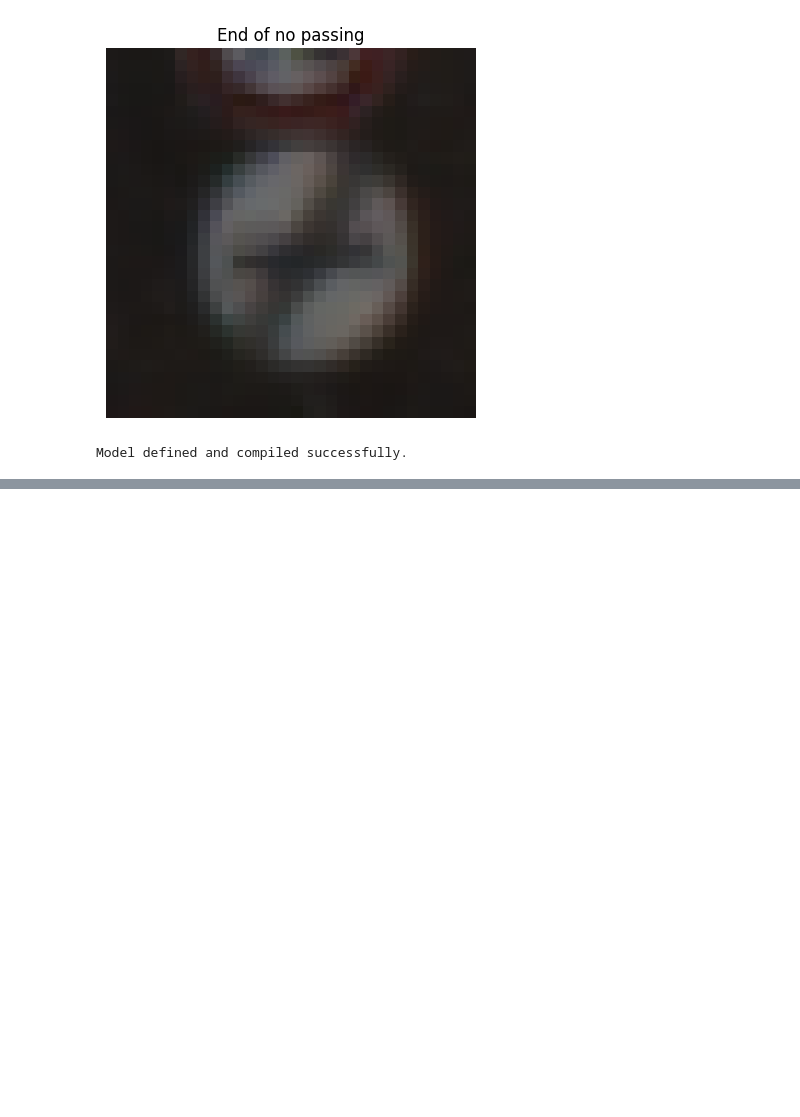
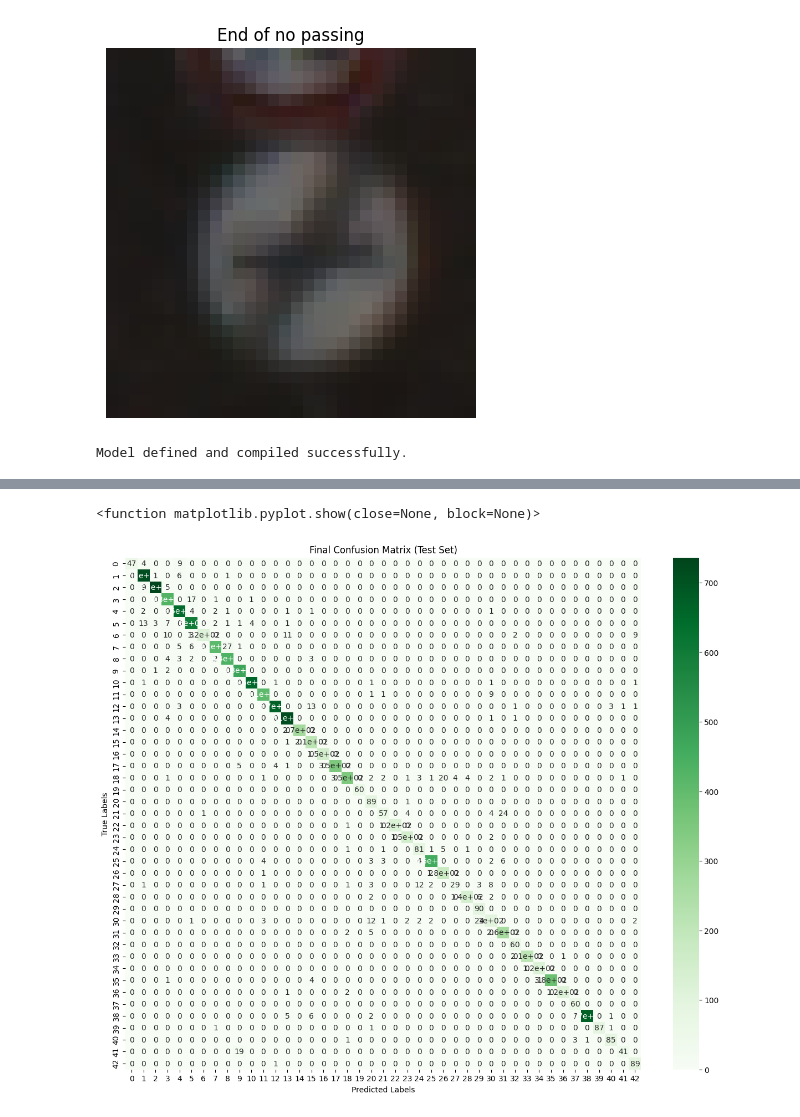
Before and after one commit to merezki-11/Traffic-Sign-Recognition-System, a Jupyter notebook: traffic.ipynb, the cells around one changed output, grey strips where cells are left out. Saved outputs shown, nothing was run; the diff lists cells and outputs as text; code cells hidden in the pictures; blank space fills up the shorter version.

```diff
--- a/traffic.ipynb
+++ b/traffic.ipynb
@@ -201,0 +212,5 @@ The model achieved an optimal accuracy of 0.9660 and since standard practices we
+# %%
+y_pred_test = model.predict(X_test)
+y_pred_test_classes = np.argmax(y_pred_test, axis=1)
+target_names = [label_map[i] for i in range(number_of_classes)]
+print(classification_report(y_test, y_pred_test_classes, target_names=target_names))
@@ -201,0 +235,11 @@ The model achieved an optimal accuracy of 0.9660 and since standard practices we
+# %%
+cm_test = confusion_matrix(y_test, y_pred_test_classes)
+plt.figure(figsize=(15, 12))
+sns.heatmap(cm_test, annot=True, cmap="Greens", cbar=True)
+plt.xlabel("Predicted Labels")
+plt.ylabel("True Labels")
+plt.title("Final Confusion Matrix (Test Set)")
+plt.show
+# %% [output]
+<function matplotlib.pyplot.show(close=None, block=None)>
+[figure, added]
```
Also changed, not shown: parts of 9 cells of this notebook.
